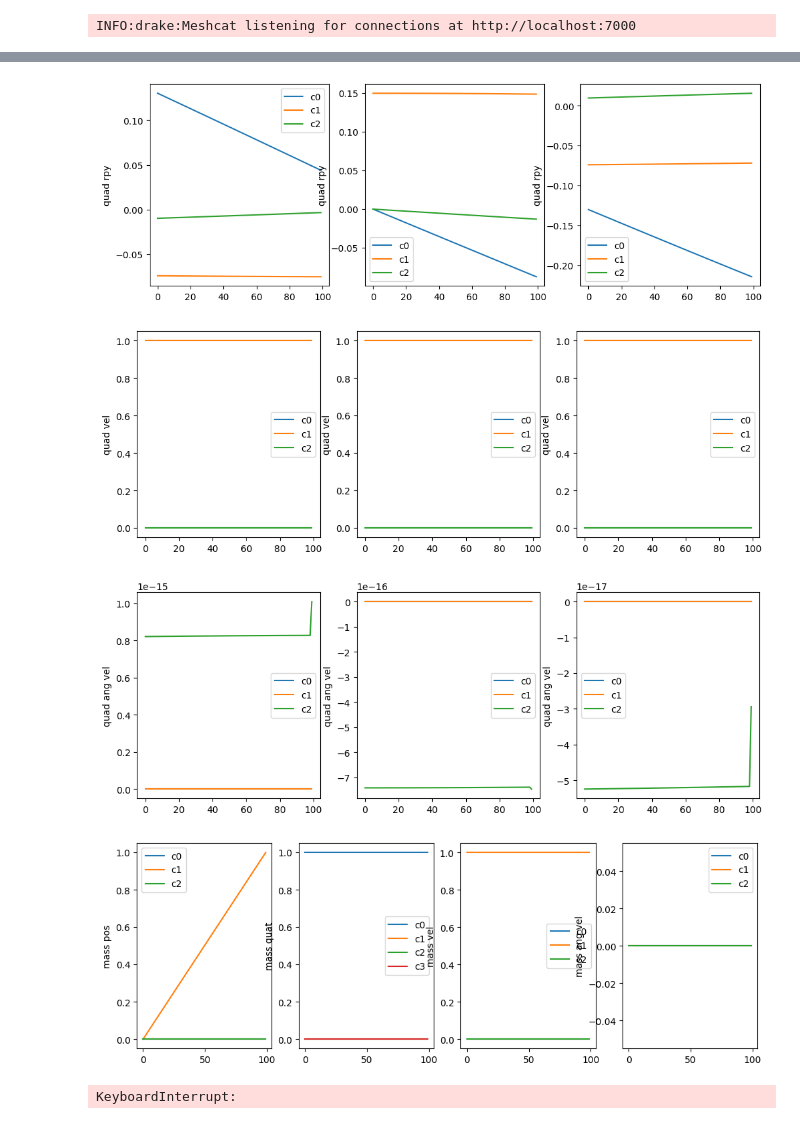
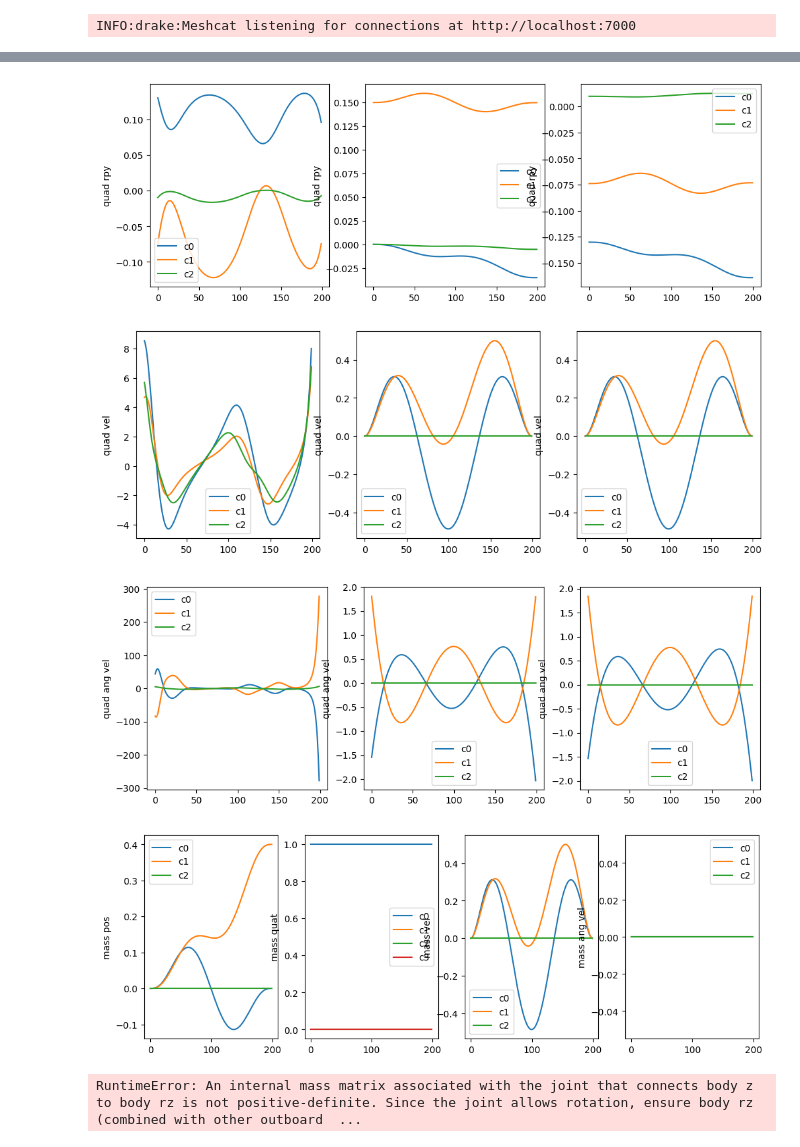
Before and after one commit to cohnt/6.8210-Final-Project-Lifting-Heavy-Objects-with-Teams-of-Quadrotors, a Jupyter notebook: notebooks/flatness_trajopt.ipynb, the cells around one changed output, grey strips where cells are left out. Drawn from its saved outputs; the diff is of its cells as text; code cells hidden in the pictures.

```diff
--- a/notebooks/flatness_trajopt.ipynb
+++ b/notebooks/flatness_trajopt.ipynb
@@ -112,4 +94,22 @@ mass_omega_traj = np.array([np.zeros(3) for _ in range(len(quad_all_pos_traj))])
+# %%
+# WAYPOINT TRAJECTORY
+times = [0.0, 0.5, 1.5, 2.0]
+waypoints = np.array([
+    [0.0, 0.0, 0.0],
+    [0.1, 0.1, 0.0],
+    [-0.1, 0.25, 0.0],
+    [0.0, 0.4, 0.0]
+])
+output_traj = diff_flat_output_backer.waypoints_to_output_trajectory_for_three_quads(times, waypoints)
 # %%
+# compute state output traj + controls from flat output variables
+quad_all_pos_traj, quad_all_rpy_traj, quad_all_vel_traj, quad_all_omega_traj, \
+    quad_all_us_traj, mass_pos_traj, mass_vel_traj \
+    = diff_flat_output_backer.output_traj_to_state_traj(*output_traj)
+
+mass_quat_traj = np.array([np.array([1.0, 0.0, 0.0, 0.0]) for _ in range(len(quad_all_pos_traj))])
+mass_omega_traj = np.array([np.zeros(3) for _ in range(len(quad_all_pos_traj))])
+num_steps = len(mass_pos_traj)
 # quants to plot
 plottables = [quad_all_pos_traj, quad_all_rpy_traj, quad_all_vel_traj, quad_all_omega_traj]
 plottables_names = ['quad pos', 'quad rpy', 'quad vel', 'quad ang vel']
@@ -142,7 +142,7 @@ plt.show()
-[figure, old version]
+[figure, new version]
-[figure, old version]
+[figure, new version]
-[figure, old version]
+[figure, new version]
-[figure, old version]
+[figure, new version]
 # %%
 state_traj_points = []
 control_traj_points = []
@@ -229,4 +229,4 @@ while True:
     simulator.AdvanceTo(controller_time_horizon)
     print(simulator.get_actual_realtime_rate())
 # %% [output]
-KeyboardInterrupt:
+RuntimeError: An internal mass matrix associated with the joint that connects body z to body rz is not positive-definite. Since the joint allows rotation, ensure body rz (combined with other outboard  ...
```
Also changed, not shown: parts of 6 cells of this notebook, 1 other file.
